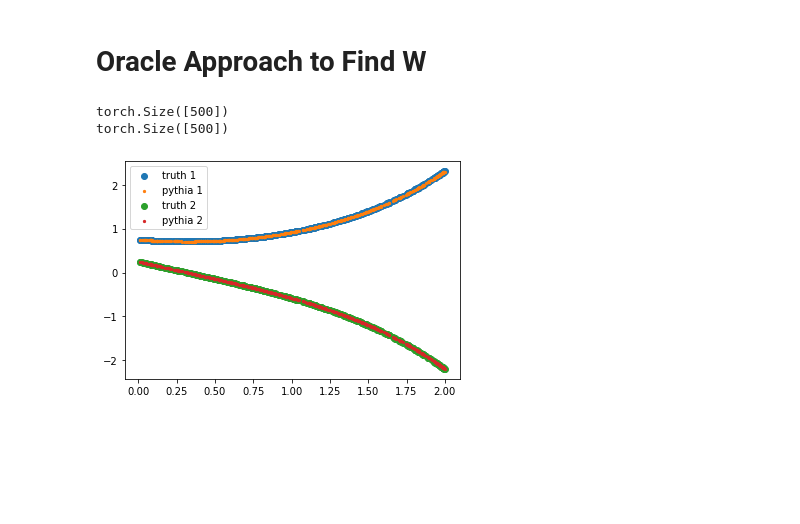
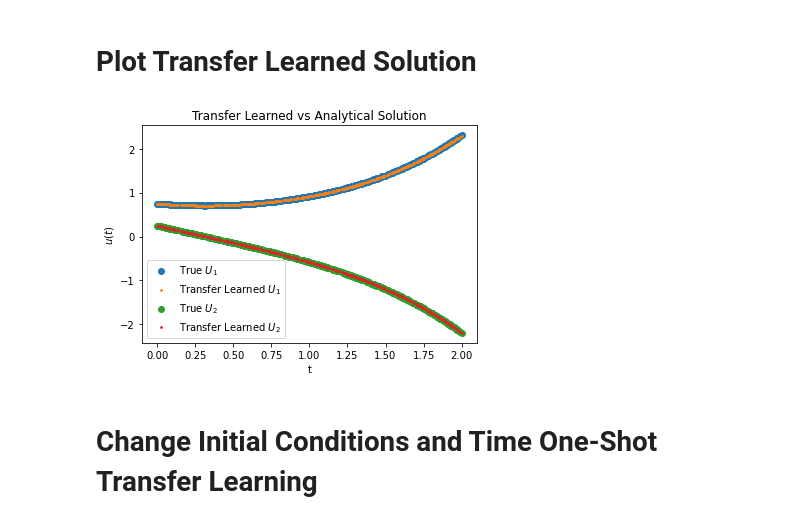
Before and after one commit to Hari-Raval/Harvard-Thesis, a Jupyter notebook: src/solve_two_linear_ode/transfer_learning_differential_equation_solve_V3-pythia-coupled.ipynb, the cells around one changed output. Saved outputs shown, nothing was run; the diff lists cells and outputs as text; code cells hidden in the pictures; blank space fills up the shorter version.

```diff
--- a/src/solve_two_linear_ode/transfer_learning_differential_equation_solve_V3-pythia-coupled.ipynb
+++ b/src/solve_two_linear_ode/transfer_learning_differential_equation_solve_V3-pythia-coupled.ipynb
@@ -267,0 +289,14 @@ Model Training Complete in 145.545 seconds
+# %%
+# run model which has two coupled equations
+loss_hist_2_coup, model_2_coup, time_2_coup, MSE_2_coupled = run_model(iterations=iterations,
+                                                                       x_range=x_range,
+                                                                       A=A_coupled_2_eq,
+                                                                       v_list=v_list, hid_lay=hid_lay,
+                                                                       num_equations=num_equations,
+                                                                       true_functs=true_functs_coupled_2_eq)
+
+# plot the total loss, network vs true solution and MSE for two coupled equations
+plot_loss_mse_and_solution(x_range=x_range, true_functs=true_functs_coupled_2_eq, iterations=iterations,
+                           trained_model=model_2_coup,
+                           train_losses=loss_hist_2_coup['Ltotal_losses'],
+                           loss_label='Total Loss ($L_D$)', mses=MSE_2_coupled)
@@ -270,15 +320,18 @@ Model Training Complete in 145.545 seconds
 # %%
+# generate a set of times to evaluate with
 rng = np.random.default_rng()
 t_eval = torch.arange(0, 2, 0.001, requires_grad=True)
 t_eval = t_eval[rng.integers(low=0, high=2000, size=500)]
 t_eval = t_eval.reshape(-1, 1)
 
-# forward pass to extract H
-output, H = trained_model_w1(t_eval)
+# forward pass with t_eval to extract H
+output, H = model_2_coup(t_eval)
+# reshape "H" to 2 x d
 H = H.reshape(-1, num_equations, hid_lay[-1] // num_equations)
 H = torch.cat((torch.ones(len(t_eval), num_equations, 1), H), 2)
-dH_dt_old = torch.autograd.functional.jacobian(trained_model_w1, t_eval, create_graph=True)[1].sum(axis=2)
 # %%
-dH_dt_old2 = dH_dt_old.reshape(-1, num_equations, hid_lay[-1] // num_equations)
-dH_dt_old2 = torch.cat((torch.zeros(len(t_eval), num_equations, 1), dH_dt_old2), 2)
+# compute dH_dt (note: time intensive due to large jacobian calculation)
+dH_dt = torch.autograd.functional.jacobian(model_2_coup, t_eval, create_graph=True)[1].sum(axis=2)
+dH_dt_new = dH_dt.reshape(-1, num_equations, hid_lay[-1] // num_equations)
+dH_dt_new = torch.cat((torch.zeros(len(t_eval), num_equations, 1), dH_dt_new), 2)
 # %%
@@ -363,2 +373,2 @@ w_r_new = torch.cat((bias, w_r), 0).T
 # %% [markdown]
-# Oracle Approach to Find W
+# Plot Transfer Learned Solution
@@ -377,16 +375,17 @@ W_oracle2
-# %%
-print(res[:, 0].shape)
-print(res[:, 1].shape)
-# %% [output]
-torch.Size([500])
-torch.Size([500])
 # %%
-# U = H * W_0
-res = torch.matmul(H, W_out).squeeze()
-plt.scatter(t_eval.detach().numpy(), true_f1(t_eval.detach().numpy()), label= 'truth 1');
-plt.scatter(t_eval.detach().numpy(), res[:, 0].detach().numpy(), label='pythia 1', s=5);
-plt.scatter(t_eval.detach().numpy(), true_f2(t_eval.detach().numpy()), label= 'truth 2');
-plt.scatter(t_eval.detach().numpy(), res[:, 1].detach().numpy(), label='pythia 2', s=5);
+# compute the transfer learned solution
+u_transfer = torch.matmul(H, W_out).squeeze()
+
+# plot analytical and transfer learned solution
+plt.scatter(t_eval.detach().numpy(), true_f1_coupled_2_eq(t_eval.detach().numpy()), label= 'True $U_1$');
+plt.scatter(t_eval.detach().numpy(), u_transfer[:, 0].detach().numpy(), label='Transfer Learned $U_1$', s=3);
+plt.scatter(t_eval.detach().numpy(), true_f2_coupled_2_eq(t_eval.detach().numpy()), label= 'True $U_2$');
+plt.scatter(t_eval.detach().numpy(), u_transfer[:, 1].detach().numpy(), label='Transfer Learned $U_2$', s=3);
+plt.xlabel("t")
+plt.ylabel("$u(t)$")
+plt.title("Transfer Learned vs Analytical Solution")
 plt.legend();
 # %% [output]
-[figure, old version]
+[figure, new version]
+# %% [markdown]
+# Change Initial Conditions and Time One-Shot Transfer Learning
```
Also changed, not shown: parts of 17 cells of this notebook.
